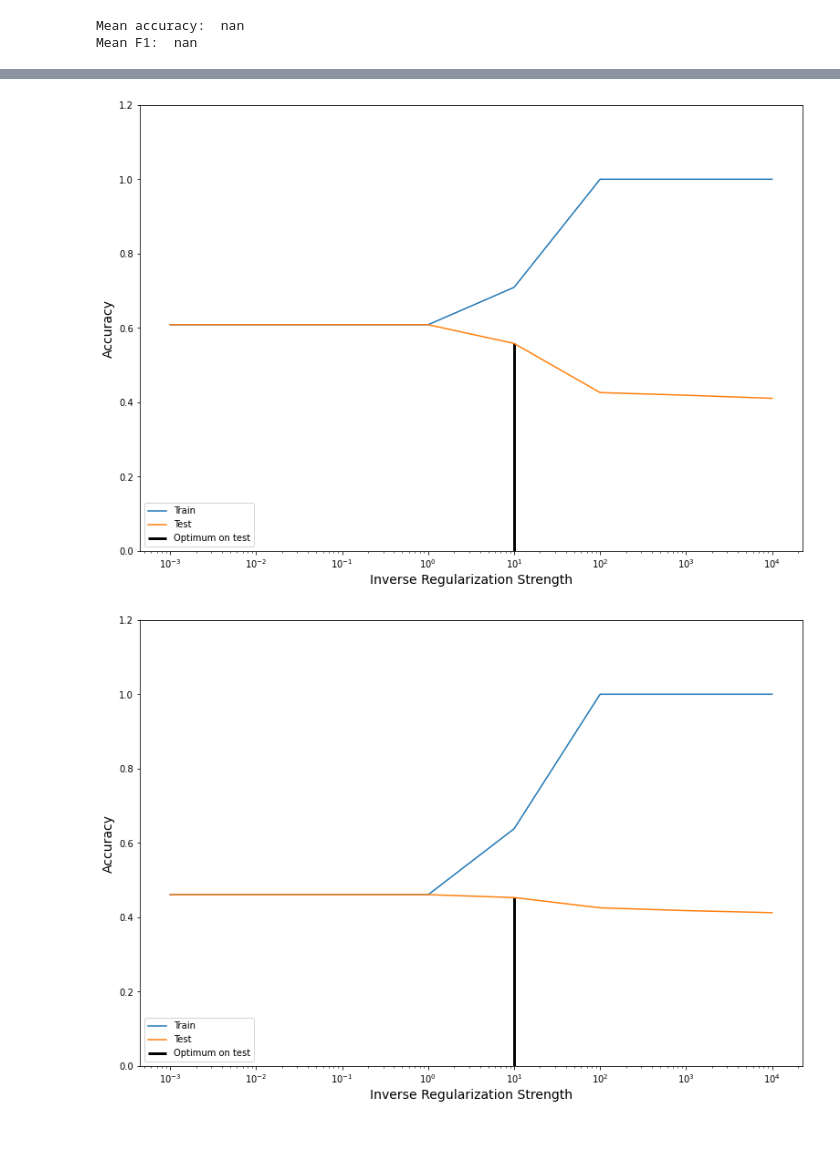
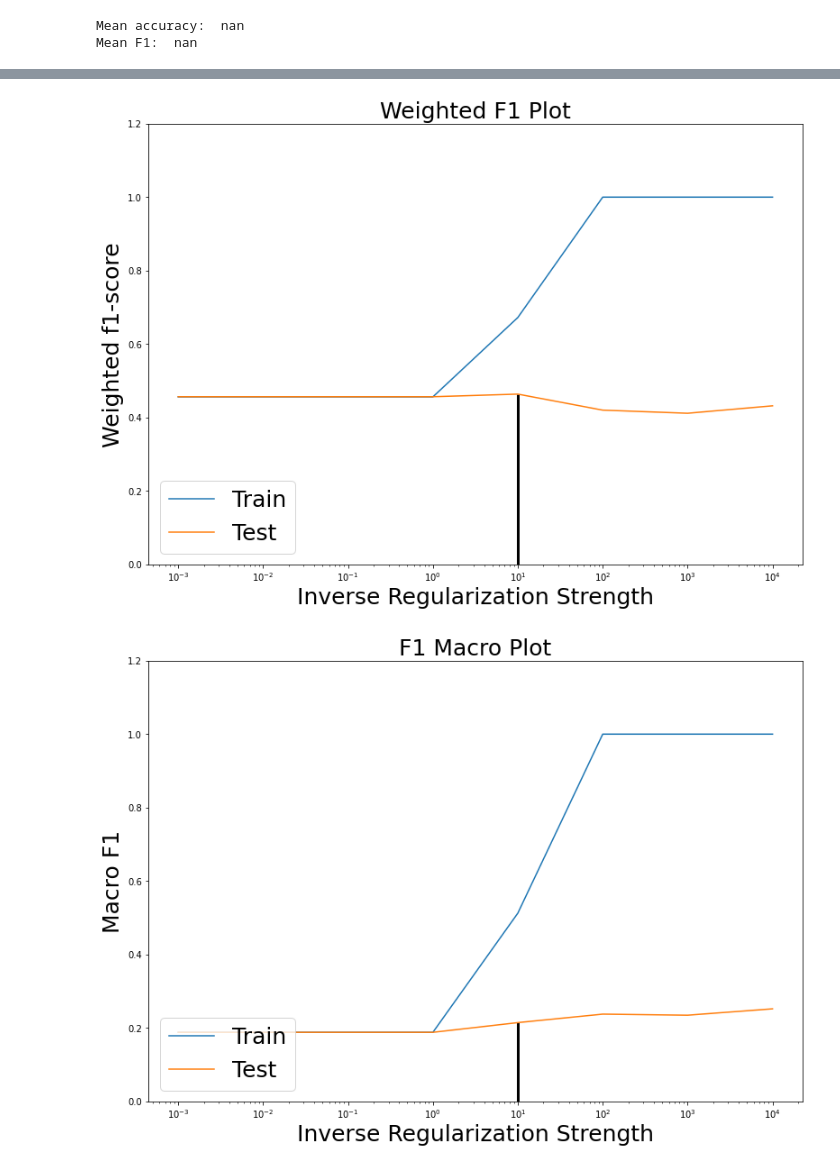
Before and after one commit to kerryqliu/stats170, a Jupyter notebook: doc2vec_test.ipynb, the cells around one changed output, grey strips where cells are left out. Cells and saved outputs as stored; diff of their text form; code cells hidden in the pictures; blank space fills up the shorter version.

```diff
--- a/doc2vec_test.ipynb
+++ b/doc2vec_test.ipynb
@@ -447,6 +227,10 @@ train_dict = dict()
 test_dict = dict()
 train_f1_dict = dict()
 test_f1_dict = dict()
+train_f1_macro = dict()
+test_f1_macro = dict()
+y_tests = dict()
+y_preds = dict()
 kfold = StratifiedKFold(n_splits=6, shuffle=True)
 C = [10000, 1000, 100, 10, 1, .1,.01,.001]
 for term in C:
@@ -454,12 +238,20 @@ for term in C:
   test_dict[term] = []
   train_f1_dict[term] = []
   test_f1_dict[term] = []
+  train_f1_macro[term] = []
+  test_f1_macro[term] = []
+  y_tests[term] = []
+  y_preds[term] = []
   for i in range(5):
     test_acc = []
     train_acc = []
     train_f1 = []
     test_f1 = []
-    for train, test in kfold.split(docs['fulltext'], docs['label']):
+    train_macro = []
+    test_macro = []
+    preds = []
+    tests = []
+    for train, test in kfold.split(docs['completetext'], docs['label']):
       # set up the model below
       train, test = docs.iloc[train], docs.iloc[test]
 
@@ -477,18 +269,23 @@ for term in C:
       train_acc.append(accuracy_score(y_train, y_train_pred))
       test_f1.append(f1_score(y_test, y_pred, average='weighted'))
       train_f1.append(f1_score(y_train, y_train_pred, average='weighted'))
+      test_macro.append(f1_score(y_test, y_pred, average='macro'))
+      train_macro.append(f1_score(y_train, y_train_pred, average='macro'))
+      tests.append(y_test)
+      preds.append(y_pred)
       # y_preds.append(y_pred)
       # y_tests.append(y_test)
     train_dict[term].append(train_acc)
     test_dict[term].append(test_acc)
     train_f1_dict[term].append(train_f1)
     test_f1_dict[term].append(test_f1)
+    train_f1_macro[term].append(train_macro)
+    test_f1_macro[term].append(test_macro)
+    y_tests[term].append(tests)
+    y_preds[term].append(preds)
 
 print("Mean accuracy: ", np.mean(accuracy))
 print("Mean F1: ", np.mean(f1))
 # %% [output]
 Mean accuracy:  nan
 Mean F1:  nan
-# %%
-for key in test_dict:
-  print("Key: ", key, " Values: ", str(test_f1_dict[key]))
@@ -526,8 +302,12 @@ mean_test_acc = []
 mean_train_acc = []
 mean_test_f1 = []
 mean_train_f1 = []
+mean_test_macro = []
+mean_train_macro = []
 for key in train_dict:
   mean_test_acc.append(np.mean([np.mean(i) for i in test_dict[key]]))
   mean_train_acc.append(np.mean([np.mean(i) for i in train_dict[key]]))
   mean_test_f1.append(np.mean([np.mean(i) for i in test_f1_dict[key]]))
   mean_train_f1.append(np.mean([np.mean(i) for i in train_f1_dict[key]]))
+  mean_test_macro.append(np.mean([np.mean(i) for i in test_f1_macro[key]]))
+  mean_train_macro.append(np.mean([np.mean(i) for i in train_f1_macro[key]]))
@@ -556,30 +385,30 @@ mean_test_f1
 # %%
 import matplotlib.pyplot as plt
 
 fig, ax = plt.subplots(figsize=(13,9))
-plt.semilogx(C, mean_train_acc, label='Train')
-plt.semilogx(C, mean_test_acc, label='Test')
+plt.semilogx(C, mean_train_f1, label='Train')
+plt.semilogx(C, mean_test_f1, label='Test')
 plt.ylim([0, 1.2])
-plt.vlines(10, plt.ylim()[0], 0.5583333333333333, color='k',
-           linewidth=3, label='Optimum on test')
-plt.xlabel('Inverse Regularization Strength', fontsize=14)
-plt.ylabel('Accuracy', fontsize=14)
-plt.legend(loc='lower left')
+plt.vlines(10, plt.ylim()[0], 0.4638947050718805, color='k',
+           linewidth=3)
+plt.title("Weighted F1 Plot", fontsize = 25)
+plt.xlabel('Inverse Regularization Strength', fontsize=25)
+plt.ylabel('Weighted f1-score', fontsize=25)
+plt.legend(loc='lower left', prop={'size': 25})
 plt.show()
 # %% [output]
-[figure, old version]
+[figure, new version]
 # %%
-import matplotlib.pyplot as plt
-
 fig, ax = plt.subplots(figsize=(13,9))
-plt.semilogx(C, mean_train_f1, label='Train')
-plt.semilogx(C, mean_test_f1, label='Test')
+plt.semilogx(C, mean_train_macro, label='Train')
+plt.semilogx(C, mean_test_macro, label='Test')
 plt.ylim([0, 1.2])
-plt.vlines(10, plt.ylim()[0], 0.45316291285178745, color='k',
-           linewidth=3, label='Optimum on test')
-plt.xlabel('Inverse Regularization Strength', fontsize=14)
-plt.ylabel('Accuracy', fontsize=14)
-plt.legend(loc='lower left')
+plt.vlines(10, plt.ylim()[0], 0.214868555921207, color='k',
+           linewidth=3)
+plt.title("F1 Macro Plot", fontsize = 25)
+plt.xlabel('Inverse Regularization Strength', fontsize=25)
+plt.ylabel('Macro F1', fontsize=25)
+plt.legend(loc='lower left', prop={'size': 25})
 plt.show()
 # %% [output]
-[figure, old version]
+[figure, new version]
```
Also changed, not shown: parts of 43 cells of this notebook.
